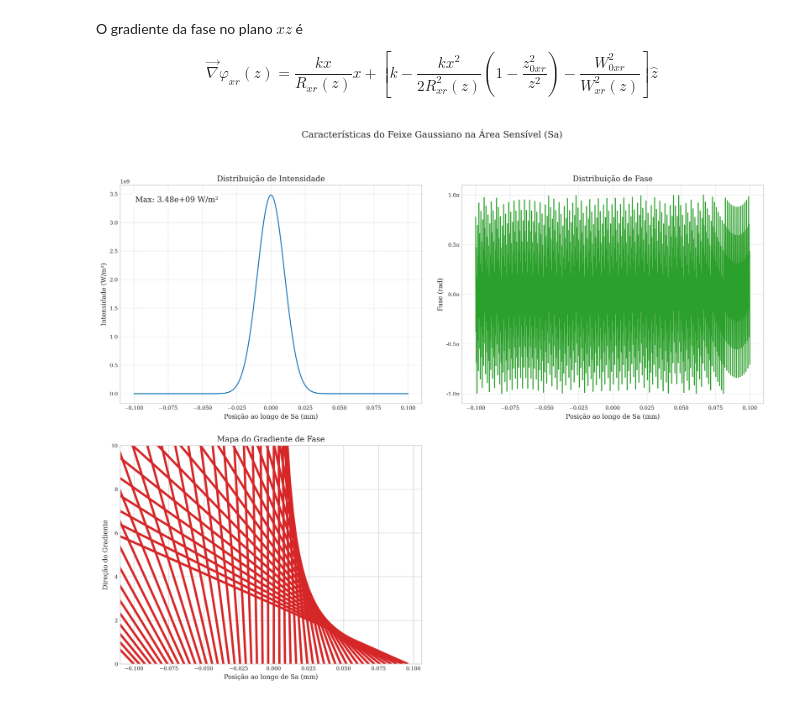
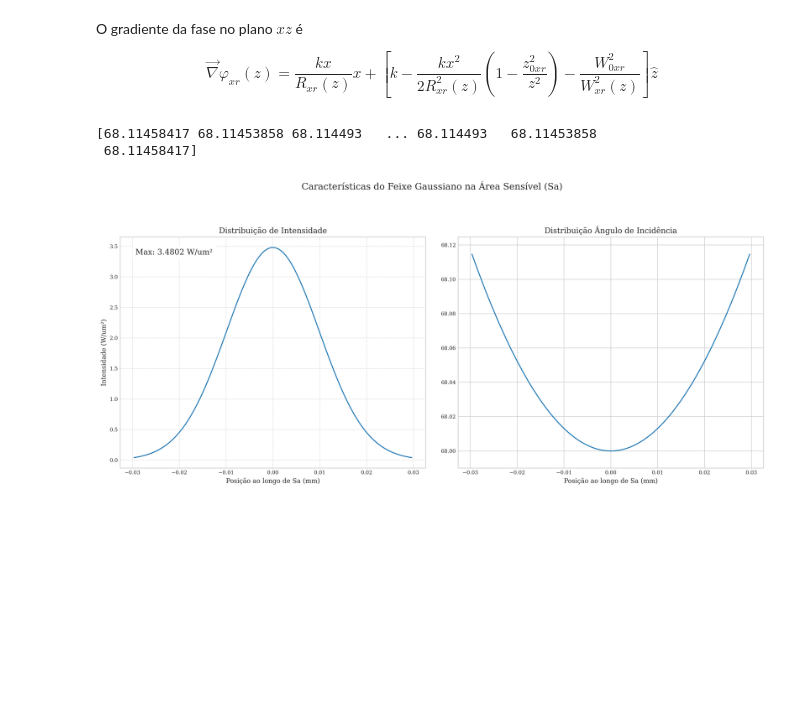
Before and after one commit to mmarquesEE/PPBIO-Optical-Model, a Jupyter notebook: 3dGaussianBeamPropagation/ExemploPPBIO_RODRIGO.ipynb, the cells around one changed output. Drawn from its saved outputs; the diff is of its cells as text; code cells hidden in the pictures; blank space fills up the shorter version.

```diff
--- a/3dGaussianBeamPropagation/ExemploPPBIO_RODRIGO.ipynb
+++ b/3dGaussianBeamPropagation/ExemploPPBIO_RODRIGO.ipynb
@@ -149,6 +147,9 @@ z = -s\sin\theta
 Substituindo esse valores nas expressões de gradiente de fase e campo elétrico, podemos descrever a distribuição de intensidade no spot formado na área sensível bem como o espectro angular de incidência e sua distribuição no plano sensível.
 # %%
 # 5. Pontos ao longo de Sa
-s = np.linspace(-1e-4, 1e-4, 1000)  # Valores de s (m)
+s_lim = 4*W0xr*z0xr/np.sqrt(z0xr**2 - (W0xr**2)*np.sin(theta)**2)
+print(s_lim)
+
+s = np.linspace(-s_lim,s_lim, 10000)  # Valores de s (m)
 x = s * np.cos(theta)
 z = -s * np.sin(theta)
@@ -217,66 +218,60 @@ O gradiente da fase no plano $xz$ é
 \end{equation}
 # %%
 # 9. Gradiente de fase
-dphi_dx = (k * x) / (R_xr + 1e-20)
-dphi_dz = k - (k * x**2)/(2 * (R_xr + 1e-20)**2) * (1 - (z0xr**2)/(z**2 + 1e-20)) - (W0xr**2)/(W_xr**2 + 1e-20)
+dphi_dx = (k * x * z) / (z**2 + z0xr**2)#(k * x) / (R_xr + 1e-20)
+dphi_dz = (k
+           - (z0xr / (z**2 + z0xr**2))
+           + (k * x**2 * (z0xr**2 - z**2)) / (2 * (z**2 + z0xr**2)**2)
+)#k - (k * x**2)/(2 * (R_xr + 1e-20)**2) * (1 - (z0xr**2)/(z**2 + 1e-20)) - (W0xr**2)/(W_xr**2 + 1e-20)
+
+k_vec = np.vstack([dphi_dx, dphi_dz])
+
+k_vec = k_vec/np.linalg.norm(k_vec, axis=0)
+norm = np.array([[np.sin(theta), np.cos(theta)]]).T
+
+incidence_angle = (np.arccos(norm.T @ k_vec).flatten())*180/(np.pi)
+# %% [output]
+[68.11458417 68.11453858 68.114493   ... 68.114493   68.11453858
+ 68.11458417]
 # %%
 import numpy as np
 import matplotlib.pyplot as plt
 # Configuração geral do estilo dos gráficos
-plt.style.use('seaborn-v0_8-whitegrid')
 plt.rcParams.update({
     'font.family': 'serif',
     'font.size': 12,
     'mathtext.fontset': 'stix',
     'axes.titlesize': 12,
     'axes.labelsize': 10,
     'xtick.labelsize': 8,
     'ytick.labelsize': 8
 })
 # Criação da figura
 fig = plt.figure(figsize=(15, 12), dpi=300)
 fig.suptitle('Características do Feixe Gaussiano na Área Sensível (Sa)', y=1.02, fontsize=14)
 
 # Gráfico 1: Intensidade
 ax1 = plt.subplot(2, 2, 1)
-ax1.plot(s*1e3, I_xr,
+ax1.plot(s*1e3, I_xr*1e-9,
         color='#1f77b4', linewidth=1.5,
         label=r'$I(s) = |E(s)|^2$')
 ax1.set_title('Distribuição de Intensidade')
 ax1.set_xlabel('Posição ao longo de Sa (mm)')
-ax1.set_ylabel('Intensidade (W/m²)')
+ax1.set_ylabel('Intensidade (W/um²)')
 ax1.grid(True, linestyle='--', alpha=0.6)
-ax1.annotate(f'Max: {np.max(np.abs(E_xr)**2):.2e} W/m²',
+ax1.annotate(f'Max: {np.max(I_xr)*1e-9:.4f} W/um²',
             xy=(0.05, 0.95), xycoords='axes fraction',
             ha='left', va='top', backgroundcolor='white')
 
-# Gráfico 2: Fase
+# Gráfico 2: Gradiente de Fase
 ax2 = plt.subplot(2, 2, 2)
-phase = np.angle(E_xr)
-ax2.plot(s*1e3, phase,
-        color='#2ca02c', linewidth=1.5,
-        label=r'$\phi(s) = \arg(E(s))$')
-ax2.set_title('Distribuição de Fase')
+Q = ax2.plot(s*1e3,incidence_angle)
+ax2.set_title('Distribuição Ângulo de Incidência')
 ax2.set_xlabel('Posição ao longo de Sa (mm)')
-ax2.set_ylabel('Fase (rad)')
-ax2.grid(True, linestyle='--', alpha=0.6)
-ax2.yaxis.set_major_locator(plt.MultipleLocator(np.pi/2))
-ax2.yaxis.set_major_formatter(plt.FuncFormatter(lambda val, pos: f'{val/np.pi:.1f}π'))
-
-# Gráfico 3: Gradiente de Fase
-ax3 = plt.subplot(2, 2, 3)
-Q = ax3.quiver(s[::20]*1e3, np.zeros_like(s[::20]),
-              dphi_dx[::20], dphi_dz[::20],
-              angles='xy', scale=1e6,
-              color='#d62728', label='Gradiente de Fase')
-ax3.set_title('Mapa do Gradiente de Fase')
-ax3.set_xlabel('Posição ao longo de Sa (mm)')
-ax3.set_ylabel('Direção do Gradiente')
-ax3.set_ylim([0,10])
-
+ax2.set_ylim(min(incidence_angle)-1e-2,max(incidence_angle)+1e-2)
 # Ajustes finais
 plt.tight_layout(pad=2.0)
 plt.subplots_adjust(top=0.92)
 plt.show()
 # %% [output]
-[figure, old version]
+[figure, new version]
```
Also changed, not shown: parts of 4 cells of this notebook.
